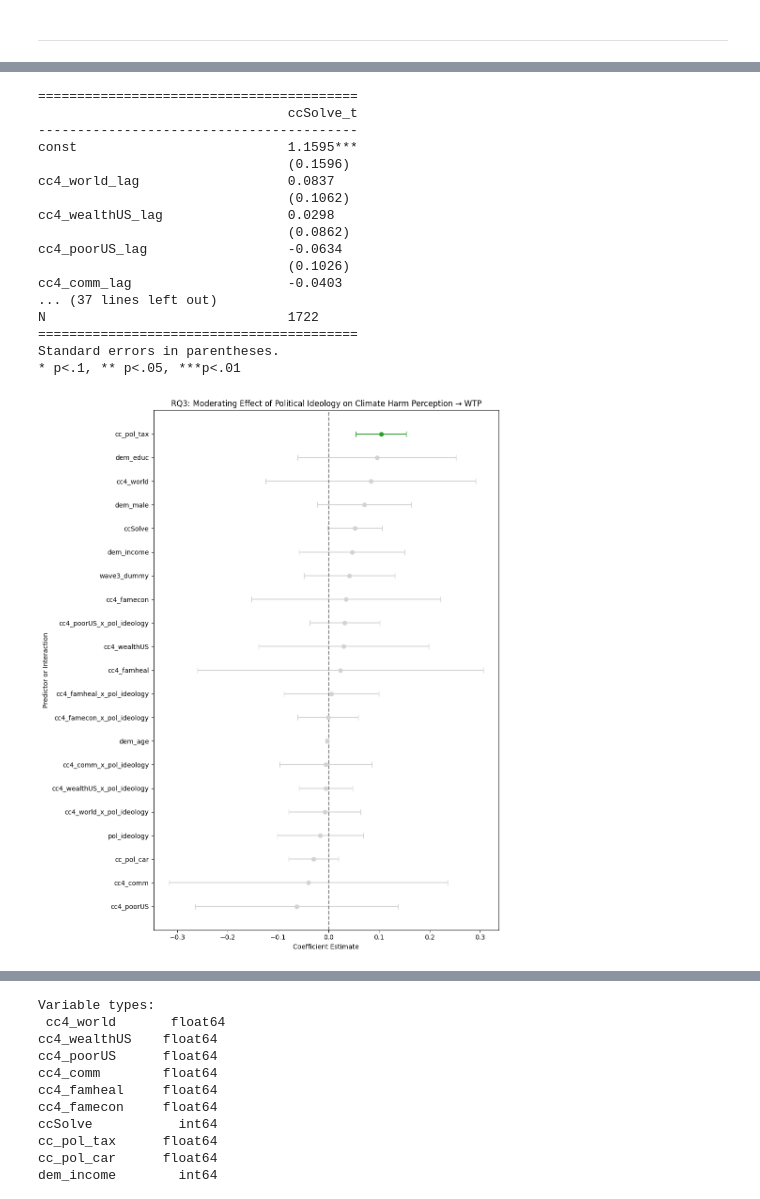
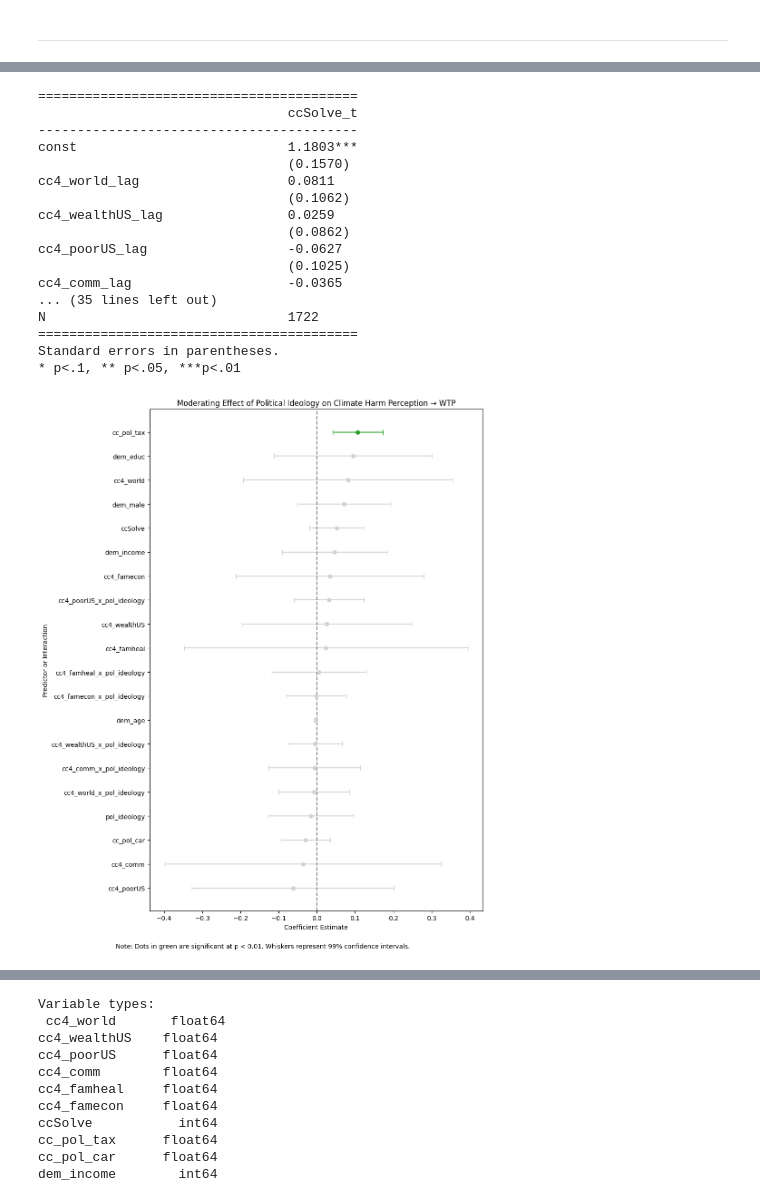
Before and after one commit to paraskevasleivadaros/climate-opinions-and-elections, a Jupyter notebook: notebooks/methods.ipynb, the cells around one changed output, grey strips where cells are left out. Cells and saved outputs as stored; diff of their text form; code cells hidden in the pictures.

```diff
--- a/notebooks/methods.ipynb
+++ b/notebooks/methods.ipynb
@@ -49,9 +46,6 @@ continuous_predictors = [
     "pol_score", "pol_ideology"
 ]
 
-# Election-period dummy
-wave_dummy = ["wave3_dummy"]
-
 # Sort by PID and WAVE
 data = data.sort_values(by=['PID', 'WAVE'])
 
@@ -59,12 +53,9 @@ data = data.sort_values(by=['PID', 'WAVE'])
 for var in continuous_predictors:
     data[f"{var}_lag"] = data.groupby('PID')[var].shift(1)
 
-# Create wave3_dummy
-data["wave3_dummy"] = (data["WAVE"] == 3).astype(int)
-
 # Combine all lagged vars
 lagged_vars = [f"{var}_lag" for var in continuous_predictors]
-all_predictors = lagged_vars + wave_dummy
+all_predictors = lagged_vars
 
 # Drop missing rows
 panel_var_data = data.dropna(subset=all_predictors + ["cc_pol_tax", "cc_pol_car"])
@@ -252,9 +252,6 @@ variables = [
     "pol_score", "pol_ideology"
 ]
 
-# Create wave3 dummy (1 if wave == 3, else 0)
-data['wave3_dummy'] = (data['WAVE'] == 3).astype(int)
-
 # Sort by PID and WAVE
 data = data.sort_values(by=['PID', 'WAVE'])
 
@@ -264,7 +261,7 @@ for var in variables:
 
 # Final predictors: lagged variables + wave dummy (not lagged)
 lagged_vars = [f'{v}_lag' for v in variables]
-all_predictors = lagged_vars + ['wave3_dummy']
+all_predictors = lagged_vars
 
 # Drop missing values
 panel_var_data = data.dropna(subset=all_predictors + ['ccSolve'])
@@ -418,10 +420,6 @@ data = pd.read_csv("../data/5-cleaned_data_3waves.csv", low_memory=False)
 harm_vars = ["cc4_world", "cc4_wealthUS", "cc4_poorUS", "cc4_comm", "cc4_famheal", "cc4_famecon"]
 moderator = "pol_ideology"  # or use "pol_score" if you prefer
 controls = ["ccSolve", "cc_pol_tax", "cc_pol_car", "dem_income", "dem_age", "dem_educ", "dem_male"]
-wave_dummy = ["wave3_dummy"]
-
-# Create wave3 dummy (1 if wave == 3, else 0)
-data['wave3_dummy'] = (data['WAVE'] == 3).astype(int)
 
 # Sort by PID and WAVE
 data = data.sort_values(by=["PID", "WAVE"])
@@ -437,7 +435,7 @@ for harm in harm_vars:
 # Combine all predictors
 lagged_vars = [f"{var}_lag" for var in harm_vars + controls + [moderator]]
 interaction_terms = [f"{harm}_x_{moderator}_lag" for harm in harm_vars]
-all_predictors = lagged_vars + interaction_terms + wave_dummy  # wave3_dummy is not lagged
+all_predictors = lagged_vars + interaction_terms
 
 # Drop missing rows
 panel_var_data = data.dropna(subset=all_predictors + ["ccSolve"])
@@ -457,16 +455,16 @@ print(summary_col([rq3_model], stars=True, model_names=["ccSolve_t"],
 =========================================
                                 ccSolve_t
 -----------------------------------------
-const                           1.1595***
-                                (0.1596)
-cc4_world_lag                   0.0837
+const                           1.1803***
+                                (0.1570)
+cc4_world_lag                   0.0811
                                 (0.1062)
-cc4_wealthUS_lag                0.0298
+cc4_wealthUS_lag                0.0259
                                 (0.0862)
-cc4_poorUS_lag                  -0.0634
-                                (0.1026)
-cc4_comm_lag                    -0.0403
-... (37 lines left out)
+cc4_poorUS_lag                  -0.0627
+                                (0.1025)
+cc4_comm_lag                    -0.0365
+... (35 lines left out)
 N                               1722
 =========================================
 Standard errors in parentheses.
@@ -480,20 +478,31 @@ os.makedirs("../results", exist_ok=True)
 # --- Helper function for RQ3 model
 def extract_rq3_model_info(model):
     coefs = model.params
-    conf = model.conf_int()
+
+    # --- Updated: use 99% confidence intervals
+    conf = model.conf_int(alpha=0.01)
+
+    # --- Updated: extract p-values for p < 0.01 threshold
+    pvals = model.pvalues
+
     df = pd.DataFrame({
         'predictor': coefs.index,
         'coef': coefs.values,
         'lower': conf[0].values,
-        'upper': conf[1].values
+        'upper': conf[1].values,
+        'pval': pvals.values
     }).query("predictor != 'const'")
 
-    # Add significance flag
-    df['significant'] = ~((df['lower'] <= 0) & (df['upper'] >= 0))
+    # --- Updated: significance based on p < 0.01
+    df['significant'] = df['pval'] < 0.01
 
-    # Optional: clean up names (e.g., _lag suffix, underscore spacing)
+    # --- Original logic (for reference)
+    # conf = model.conf_int()  # 95% CI by default
+    # df['significant'] = ~((conf[0] <= 0) & (conf[1] >= 0))
+
+    # Clean up names
     df['predictor'] = df['predictor'].str.replace('_lag', '', regex=False)
-    df['predictor'] = df['predictor'].str.replace(':', ' × ')  # for interaction terms
+    df['predictor'] = df['predictor'].str.replace(':', ' × ')  # interaction formatting
     return df.sort_values(by='coef', ascending=True)
 
 # --- Extract model info
@@ -510,16 +519,24 @@ for _, row in plot_df.iterrows():
         fmt='o',
         color=color,
         ecolor=color,
         capsize=4
     )
 
 plt.axvline(0, color='gray', linestyle='--')
-plt.title("RQ3: Moderating Effect of Political Ideology on Climate Harm Perception → WTP")
+plt.title("Moderating Effect of Political Ideology on Climate Harm Perception → WTP")
 plt.xlabel("Coefficient Estimate")
 plt.ylabel("Predictor or Interaction")
+
+# --- Updated: note for 99% CI and p < 0.01 threshold
+plt.figtext(
+    0.5, -0.02,
+    "Note: Dots in green are significant at p < 0.01. Whiskers represent 99% confidence intervals.",
+    ha='center', fontsize=10
+)
+
 plt.tight_layout()
 plt.savefig("../results/rq3_dot_whisker_moderation.png", dpi=300)
 plt.show()
 # %% [output]
-[figure, old version]
+[figure, new version]
 # %% [markdown]
```
Also changed, not shown: parts of 13 cells of this notebook, 5 other files.
